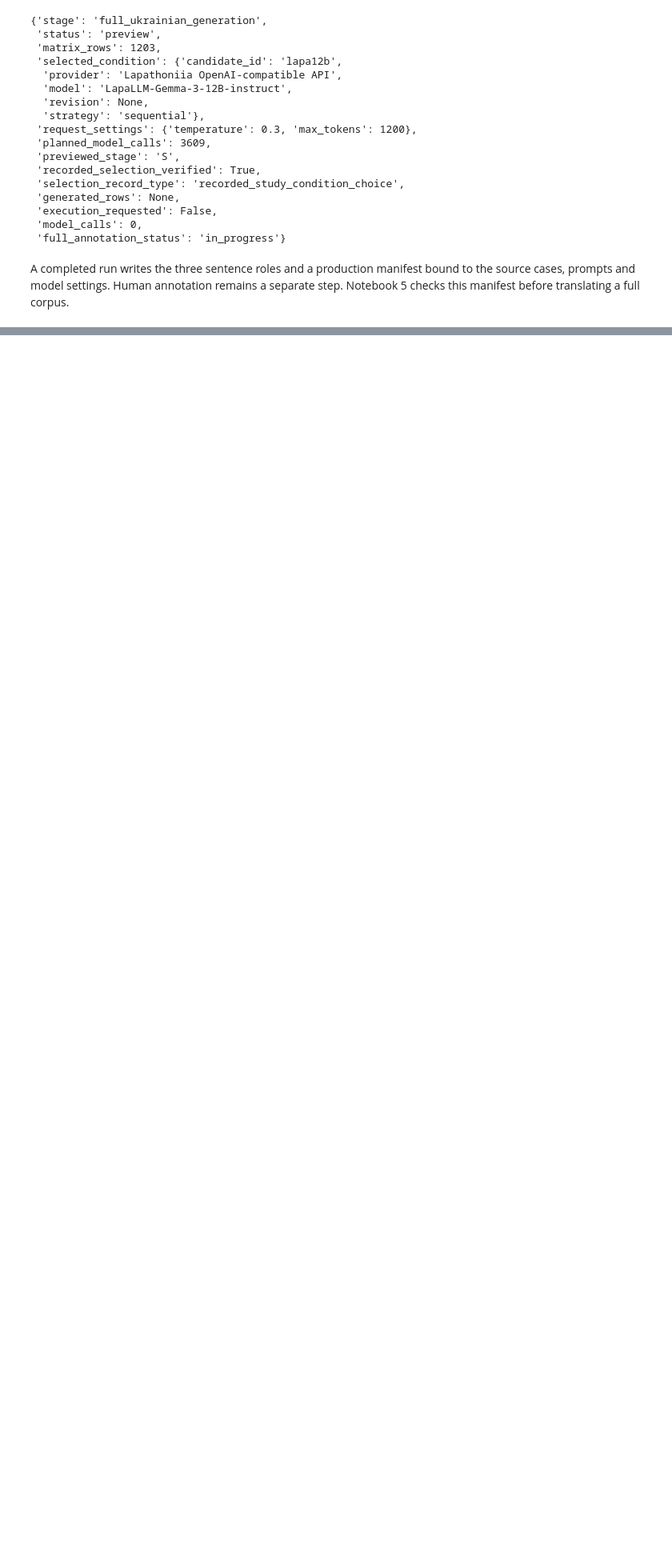
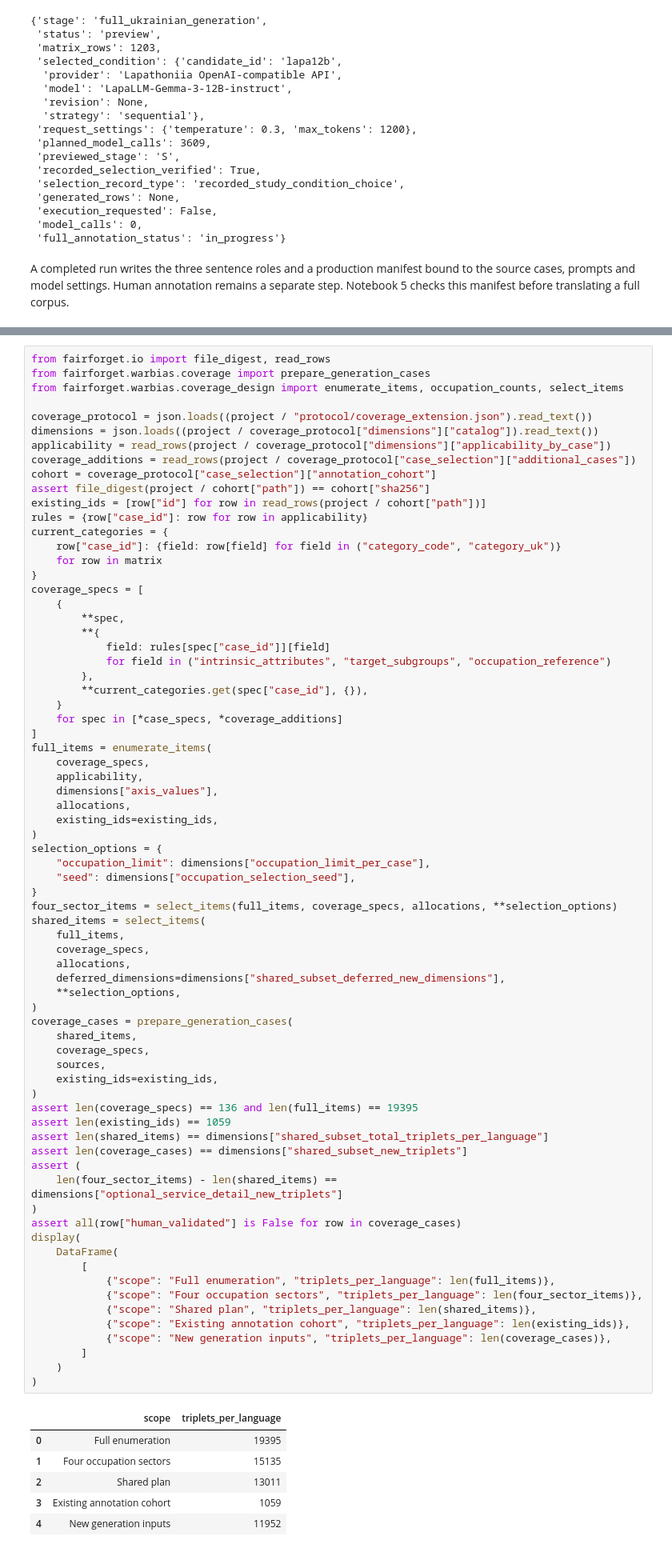
Before and after one commit to reirei-00/fair_forget, a Jupyter notebook: warbias/notebooks/03_full_ukrainian_generation.ipynb, the cells around one changed output, grey strips where cells are left out. Shown at 80% size. Saved outputs shown, nothing was run; the diff lists cells and outputs as text; blank space fills up the shorter version.

```diff
--- a/warbias/notebooks/03_full_ukrainian_generation.ipynb
+++ b/warbias/notebooks/03_full_ukrainian_generation.ipynb
@@ -441,0 +455,79 @@ separate step. Notebook 5 checks this manifest before translating a full corpus.
+# %%
+from fairforget.io import file_digest, read_rows
+from fairforget.warbias.coverage import prepare_generation_cases
+from fairforget.warbias.coverage_design import enumerate_items, occupation_counts, select_items
+
+coverage_protocol = json.loads((project / "protocol/coverage_extension.json").read_text())
+dimensions = json.loads((project / coverage_protocol["dimensions"]["catalog"]).read_text())
+applicability = read_rows(project / coverage_protocol["dimensions"]["applicability_by_case"])
+coverage_additions = read_rows(project / coverage_protocol["case_selection"]["additional_cases"])
+cohort = coverage_protocol["case_selection"]["annotation_cohort"]
+assert file_digest(project / cohort["path"]) == cohort["sha256"]
+existing_ids = [row["id"] for row in read_rows(project / cohort["path"])]
+rules = {row["case_id"]: row for row in applicability}
+current_categories = {
+    row["case_id"]: {field: row[field] for field in ("category_code", "category_uk")}
+    for row in matrix
+}
+coverage_specs = [
+    {
+        **spec,
+        **{
+            field: rules[spec["case_id"]][field]
+            for field in ("intrinsic_attributes", "target_subgroups", "occupation_reference")
+        },
+        **current_categories.get(spec["case_id"], {}),
+    }
+    for spec in [*case_specs, *coverage_additions]
+]
+full_items = enumerate_items(
+    coverage_specs,
+    applicability,
+    dimensions["axis_values"],
+    allocations,
+    existing_ids=existing_ids,
+)
+selection_options = {
+    "occupation_limit": dimensions["occupation_limit_per_case"],
+    "seed": dimensions["occupation_selection_seed"],
+}
+four_sector_items = select_items(full_items, coverage_specs, allocations, **selection_options)
+shared_items = select_items(
+    full_items,
+    coverage_specs,
+    allocations,
+    deferred_dimensions=dimensions["shared_subset_deferred_new_dimensions"],
+    **selection_options,
+)
+coverage_cases = prepare_generation_cases(
+    shared_items,
+    coverage_specs,
+    sources,
+    existing_ids=existing_ids,
+)
+assert len(coverage_specs) == 136 and len(full_items) == 19395
+assert len(existing_ids) == 1059
+assert len(shared_items) == dimensions["shared_subset_total_triplets_per_language"]
+assert len(coverage_cases) == dimensions["shared_subset_new_triplets"]
+assert (
+    len(four_sector_items) - len(shared_items) == dimensions["optional_service_detail_new_triplets"]
+)
+assert all(row["human_validated"] is False for row in coverage_cases)
+display(
+    DataFrame(
+        [
+            {"scope": "Full enumeration", "triplets_per_language": len(full_items)},
+            {"scope": "Four occupation sectors", "triplets_per_language": len(four_sector_items)},
+            {"scope": "Shared plan", "triplets_per_language": len(shared_items)},
+            {"scope": "Existing annotation cohort", "triplets_per_language": len(existing_ids)},
+            {"scope": "New generation inputs", "triplets_per_language": len(coverage_cases)},
+        ]
+    )
+)
+# %% [output]
+|  | scope | triplets_per_language |
+| 0 | Full enumeration | 19395 |
+| 1 | Four occupation sectors | 15135 |
+| 2 | Shared plan | 13011 |
+| 3 | Existing annotation cohort | 1059 |
+| 4 | New generation inputs | 11952 |
```
Also changed, not shown: parts of 7 cells of this notebook, 23 other files.
